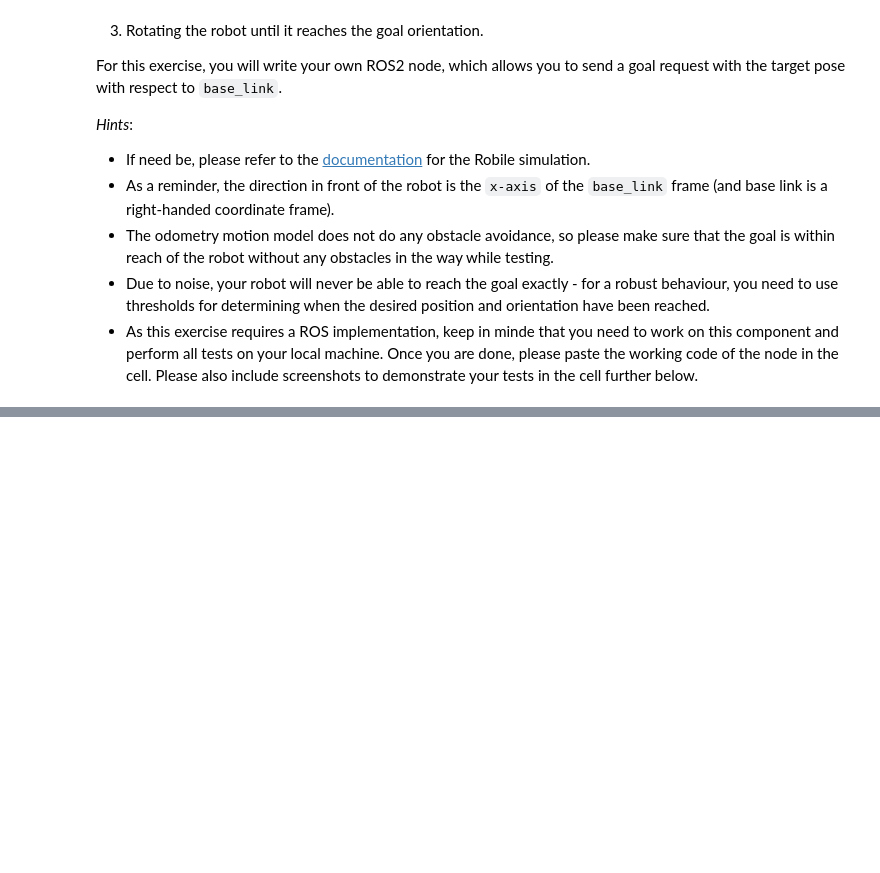
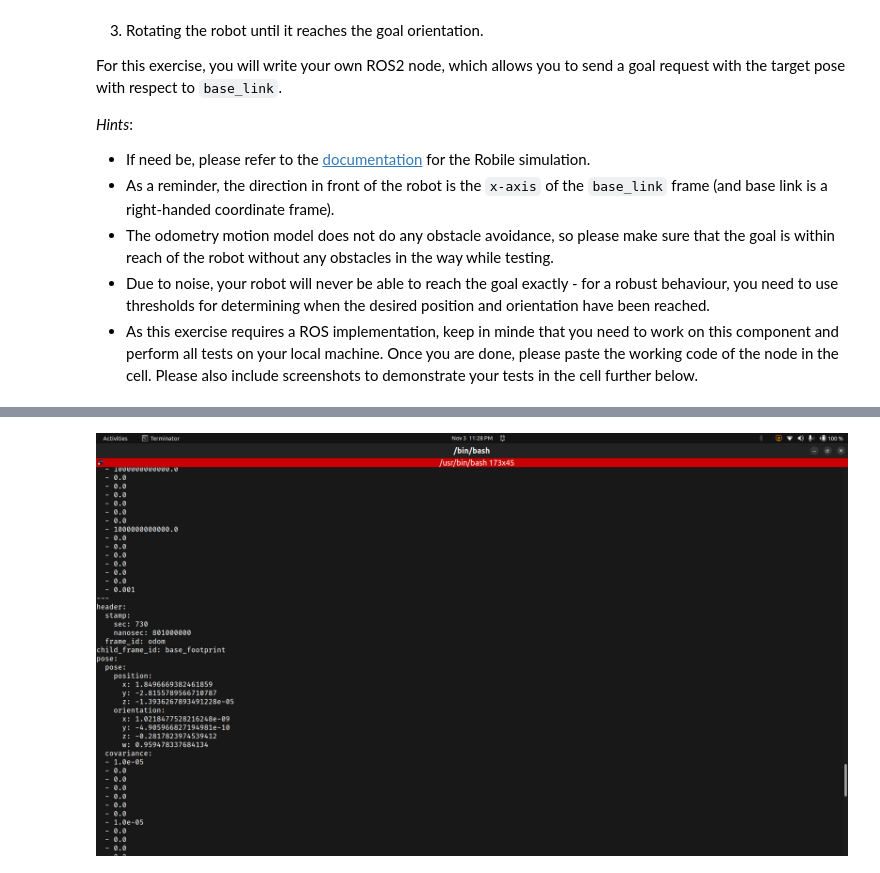
Before and after one commit to ibrahim-1811/amr_assignments_WS25, a Jupyter notebook: Assignment_3/AMR_SS25_Assignment03.ipynb, the cells around one changed output, grey strips where cells are left out. Saved outputs shown, nothing was run; the diff lists cells and outputs as text; code cells hidden in the pictures; blank space fills up the shorter version.

Commit message:
the assignment which was submitted

```diff
--- a/Assignment_3/AMR_SS25_Assignment03.ipynb
+++ b/Assignment_3/AMR_SS25_Assignment03.ipynb
@@ -593,0 +436,6 @@ YOUR ANSWER HERE
+# %%
+from IPython.display import Image, display
+
+display(Image(filename='Assignment_3B.png'))
+# %% [output]
+[figure, added]
```
Also changed, not shown: parts of 16 cells of this notebook, 6 other files.
